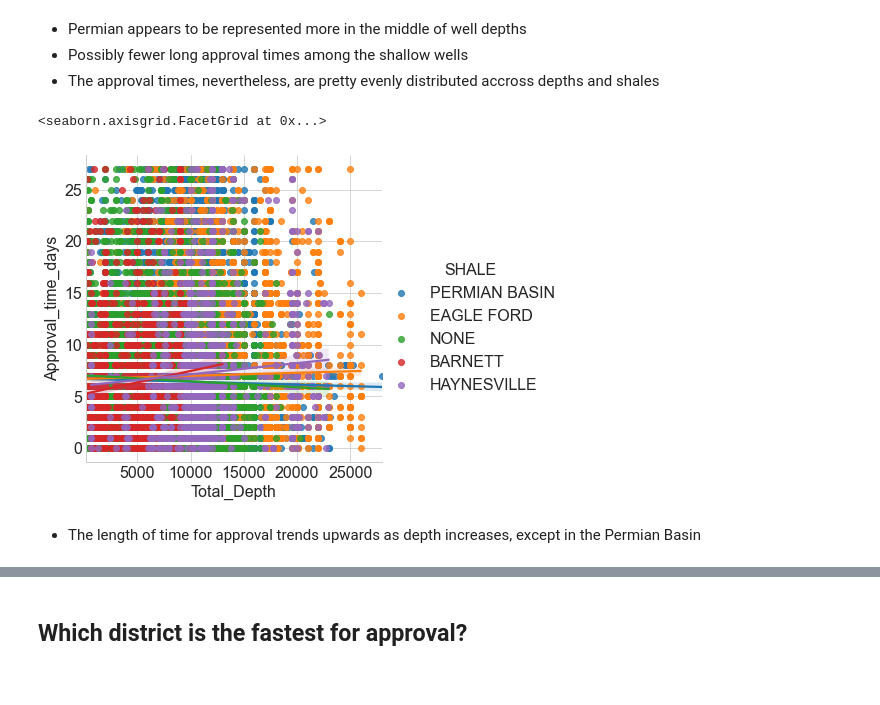
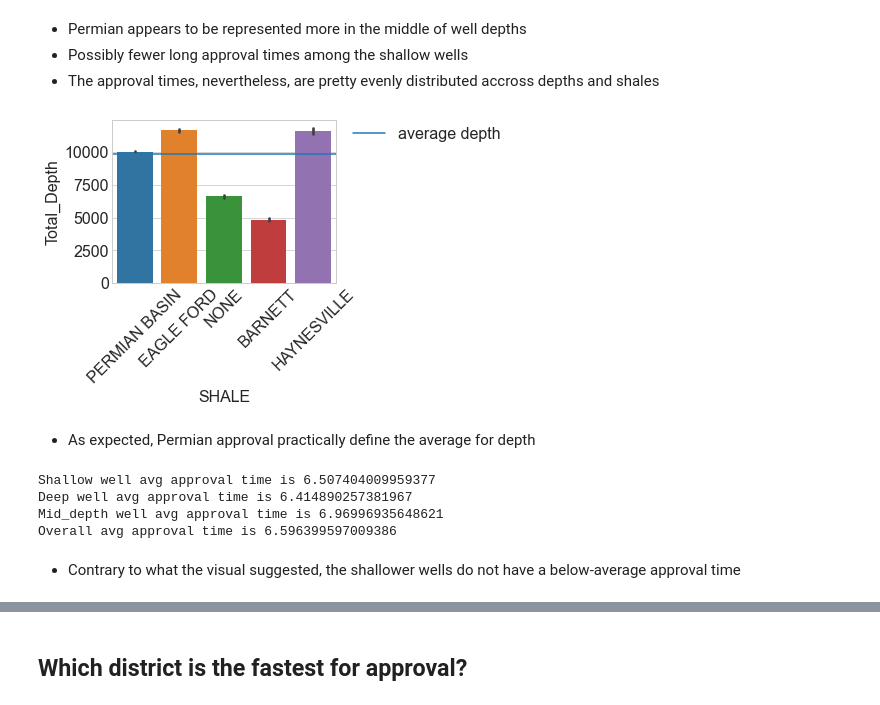
Before and after one commit to brianclements03/Individual_Project, a Jupyter notebook: Final_Notebook_Draft.ipynb, the cells around one changed output, grey strips where cells are left out. Drawn from its saved outputs; the diff is of its cells as text; code cells hidden in the pictures.

```diff
--- a/Final_Notebook_Draft.ipynb
+++ b/Final_Notebook_Draft.ipynb
@@ -639,10 +680,20 @@ plt.legend(bbox_to_anchor=(1.05, 1), loc='upper left', borderaxespad=0)
 - Permian appears to be represented more in the middle of well depths
 - Possibly fewer long approval times among the shallow wells
 - The approval times, nevertheless, are pretty evenly distributed accross depths and shales
-# %%
-sns.lmplot(data=train, x= 'Total_Depth', y='Approval_time_days', hue= 'SHALE')
-# %% [output]
-<seaborn.axisgrid.FacetGrid at 0x...>
-[figure, removed]
-# %% [markdown]
-- The length of time for approval trends upwards as depth increases, except in the Permian Basin
+# %%
+# a function to visualize the idea that permian wells are of average depth:
+viz.shale_vs_depth(train)
+# %% [output]
+[figure, added]
+# %% [markdown]
+- As expected, Permian approval practically define the average for depth
+# %%
+# a simple for loop function to compare the different approval times by depth bin
+hypothesis_testing.depth_and_approval_time(train)
+# %% [output]
+Shallow well avg approval time is 6.507404009959377
+Deep well avg approval time is 6.414890257381967
+Mid_depth well avg approval time is 6.96996935648621
+Overall avg approval time is 6.596399597009386
+# %% [markdown]
+- Contrary to what the visual suggested, the shallower wells do not have a below-average approval time
```
Also changed, not shown: parts of 69 cells of this notebook, 2 other files.
